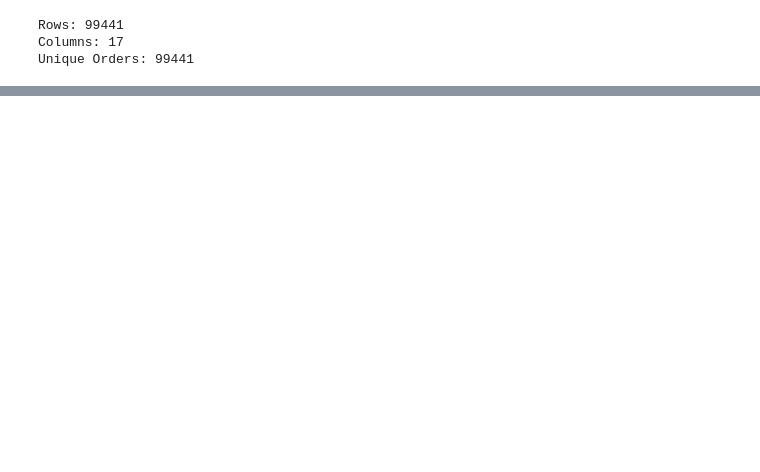
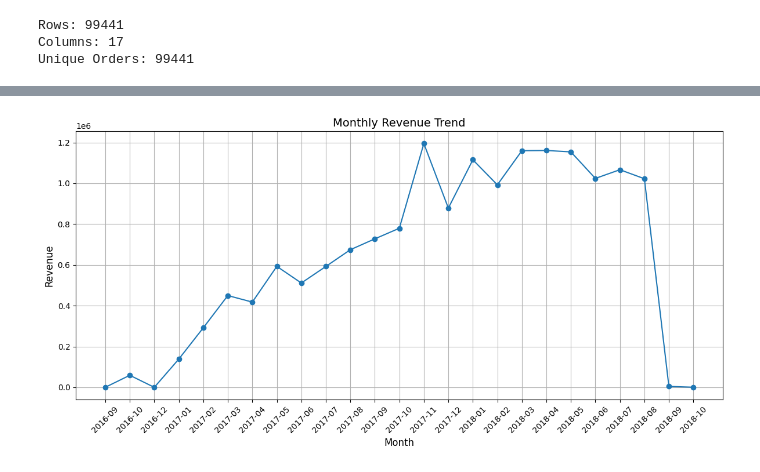
Before and after one commit to NoOne1007/ecommerce-customer-segmentation, a Jupyter notebook: notebooks/01_eda.ipynb, the cells around one changed output, grey strips where cells are left out. Saved outputs shown, nothing was run; the diff lists cells and outputs as text; code cells hidden in the pictures; blank space fills up the shorter version.

```diff
--- a/notebooks/01_eda.ipynb
+++ b/notebooks/01_eda.ipynb
@@ -136,0 +171,30 @@ Unique Orders: 99441
+# %%
+monthly_revenue = (
+    df.groupby("order_month")["payment_value"]
+    .sum()
+    .reset_index()
+)
+
+monthly_revenue["order_month"] = monthly_revenue["order_month"].astype(str)
+# %%
+import matplotlib.pyplot as plt
+
+plt.figure(figsize=(12, 6))
+
+plt.plot(
+    monthly_revenue["order_month"],
+    monthly_revenue["payment_value"],
+    marker='o'
+)
+
+plt.title("Monthly Revenue Trend", fontsize=14)
+plt.xlabel("Month", fontsize=12)
+plt.ylabel("Revenue", fontsize=12)
+
+plt.xticks(rotation=45)
+plt.grid(True)
+
+plt.tight_layout()
+plt.show()
+# %% [output]
+[figure, added]
```
Also changed, not shown: parts of 20 cells of this notebook.
